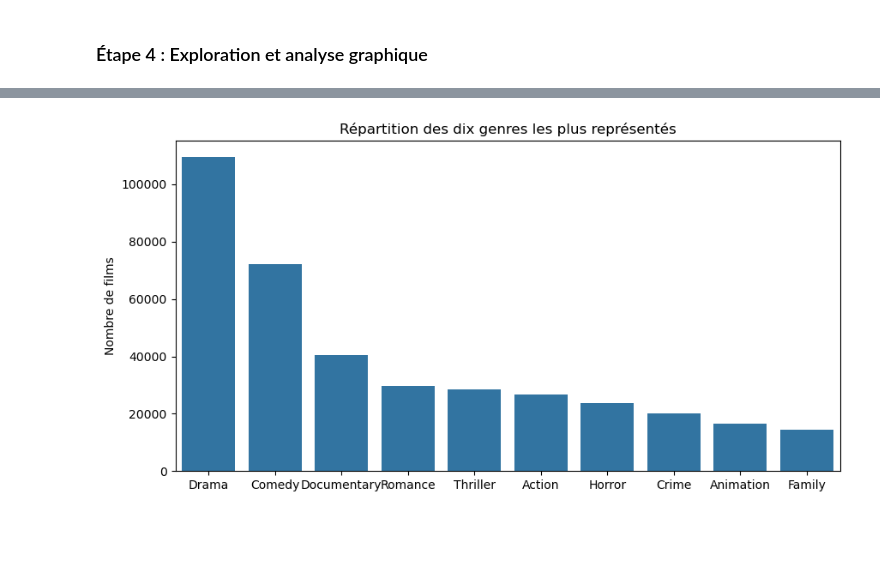
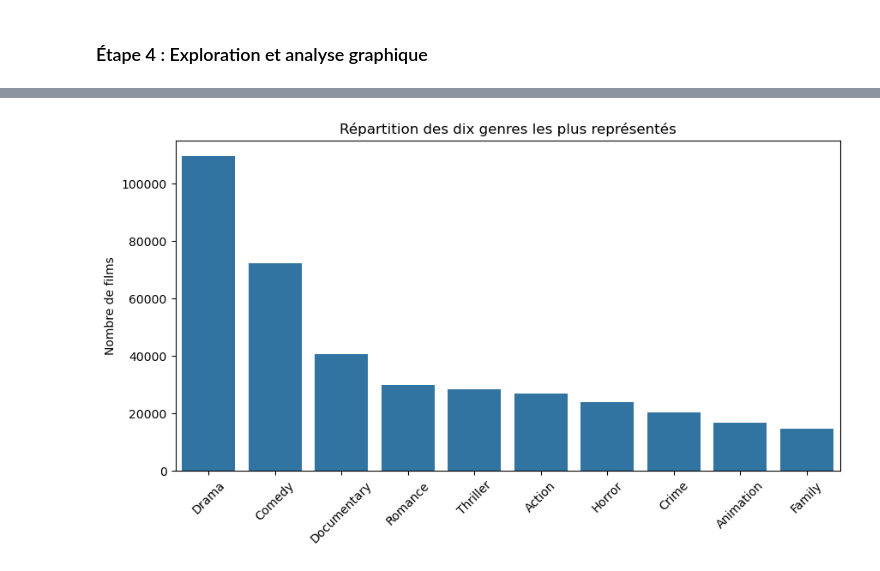
Before and after one commit to jpvt-data/AlgoCinema, a Jupyter notebook: exploration/exploration_tmdb_full.ipynb, the cells around one changed output, grey strips where cells are left out. Drawn from its saved outputs; the diff is of its cells as text; code cells hidden in the pictures; blank space fills up the shorter version.

```diff
--- a/exploration/exploration_tmdb_full.ipynb
+++ b/exploration/exploration_tmdb_full.ipynb
@@ -165,11 +165,12 @@ max_genres = df_tmdb['genres'].value_counts().head(10)
 # %%
 plt.figure(figsize=(10, 5))
 sns.barplot(x=max_genres.index, y=max_genres.values)
 plt.title("Répartition des dix genres les plus représentés")
 plt.xlabel("")
 plt.ylabel("Nombre de films")
+plt.xticks(rotation=45)
 plt.show()
 # %% [output]
-[figure, old version]
+[figure, new version]
 # %%
 #Moyenne des durées de films par genre:
```
Also changed, not shown: parts of 10 cells of this notebook.
